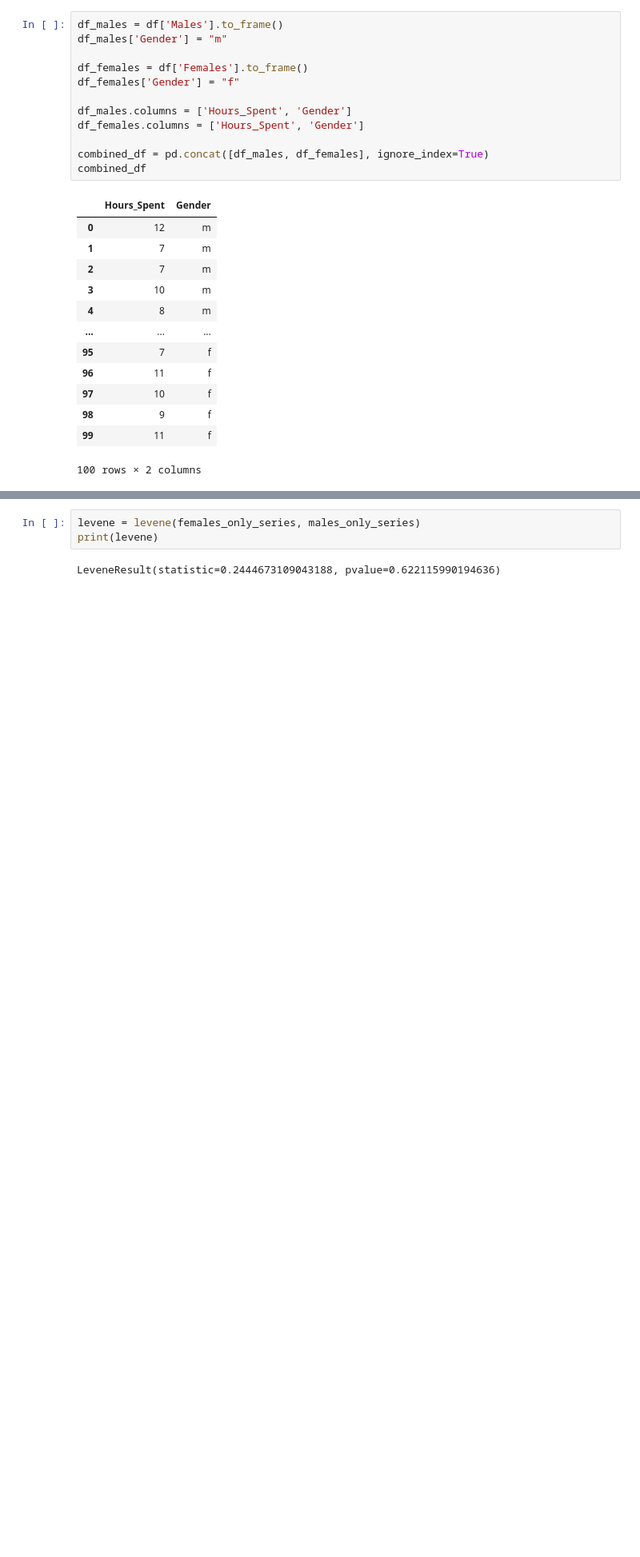
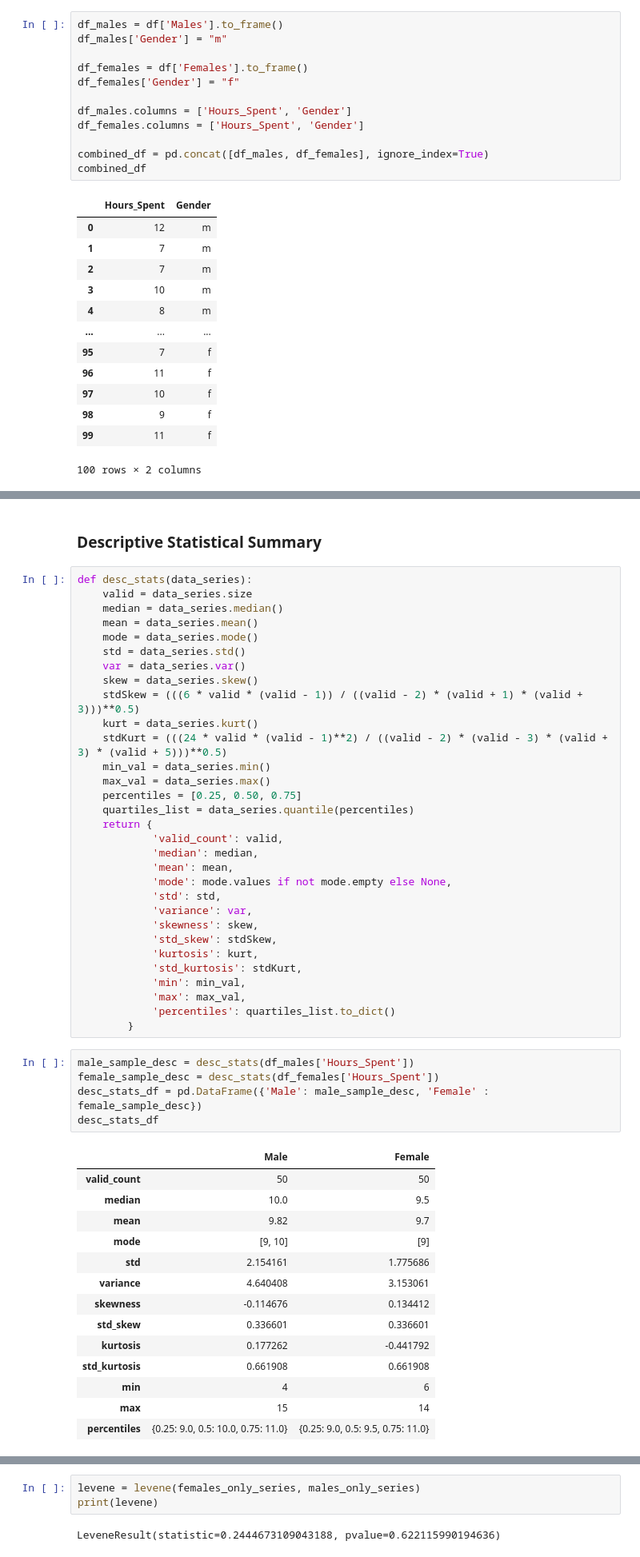
Before and after one commit to RomandRapido/APM1111, a Jupyter notebook: SA1-Lansangan/SA1_Lansangan.ipynb, the cells around one changed output, grey strips where cells are left out. Shown at 80% size. Cells and saved outputs as stored; diff of their text form; blank space fills up the shorter version.

```diff
--- a/SA1-Lansangan/SA1_Lansangan.ipynb
+++ b/SA1-Lansangan/SA1_Lansangan.ipynb
@@ -78,0 +100,53 @@ combined_df[abs(combined_df['z']) > 1.96]
+# %% [markdown]
+### Descriptive Statistical Summary
+# %%
+def desc_stats(data_series):
+    valid = data_series.size
+    median = data_series.median()
+    mean = data_series.mean()
+    mode = data_series.mode()
+    std = data_series.std()
+    var = data_series.var()
+    skew = data_series.skew()
+    stdSkew = (((6 * valid * (valid - 1)) / ((valid - 2) * (valid + 1) * (valid + 3)))**0.5)
+    kurt = data_series.kurt()
+    stdKurt = (((24 * valid * (valid - 1)**2) / ((valid - 2) * (valid - 3) * (valid + 3) * (valid + 5)))**0.5)
+    min_val = data_series.min()
+    max_val = data_series.max()
+    percentiles = [0.25, 0.50, 0.75]
+    quartiles_list = data_series.quantile(percentiles)
+    return {
+            'valid_count': valid,
+            'median': median,
+            'mean': mean,
+            'mode': mode.values if not mode.empty else None,
+            'std': std,
+            'variance': var,
+            'skewness': skew,
+            'std_skew': stdSkew,
+            'kurtosis': kurt,
+            'std_kurtosis': stdKurt,
+            'min': min_val,
+            'max': max_val,
+            'percentiles': quartiles_list.to_dict()
+        }
+# %%
+male_sample_desc = desc_stats(df_males['Hours_Spent'])
+female_sample_desc = desc_stats(df_females['Hours_Spent'])
+desc_stats_df = pd.DataFrame({'Male': male_sample_desc, 'Female' : female_sample_desc})
+desc_stats_df
+# %% [output]
+|  | Male | Female |
+| valid_count | 50 | 50 |
+| median | 10.0 | 9.5 |
+| mean | 9.82 | 9.7 |
+| mode | [9, 10] | [9] |
+| std | 2.154161 | 1.775686 |
+| variance | 4.640408 | 3.153061 |
+| skewness | -0.114676 | 0.134412 |
+| std_skew | 0.336601 | 0.336601 |
+| kurtosis | 0.177262 | -0.441792 |
+| std_kurtosis | 0.661908 | 0.661908 |
+| min | 4 | 6 |
+| max | 15 | 14 |
+| percentiles | {0.25: 9.0, 0.5: 10.0, 0.75: 11.0} | {0.25: 9.0, 0.5: 9.5, 0.75: 11.0} |
```
Also changed, not shown: parts of 36 cells of this notebook.
